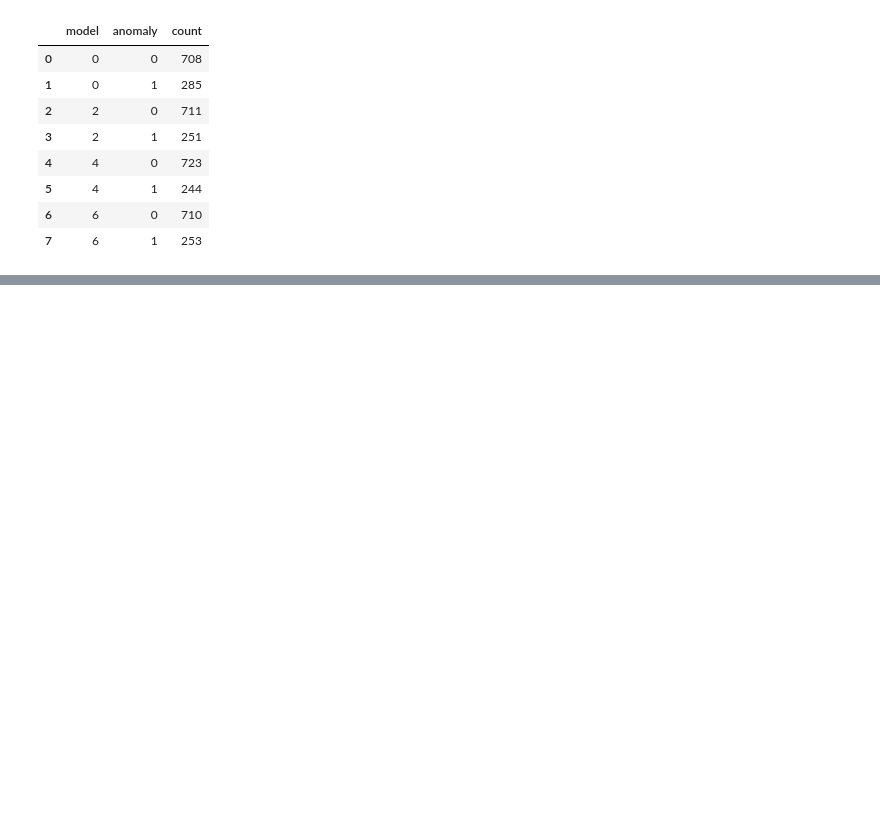
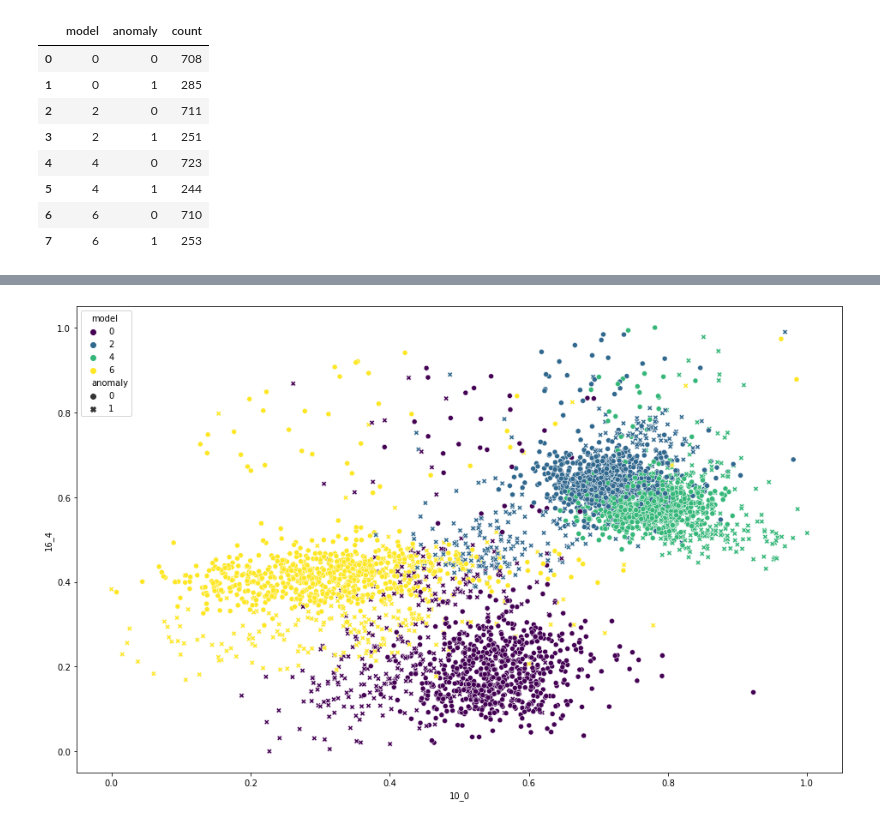
Before and after one commit to eceboran/AudioMalfunctionDetection, a Jupyter notebook: Code/Modeling/One-class SVM/unsupervised_fan.ipynb, the cells around one changed output, grey strips where cells are left out. Cells and saved outputs as stored; diff of their text form; code cells hidden in the pictures; blank space fills up the shorter version.

```diff
--- a/Code/Modeling/One-class SVM/unsupervised_fan.ipynb
+++ b/Code/Modeling/One-class SVM/unsupervised_fan.ipynb
@@ -140,8 +133,11 @@ array([  91.,  183.,  274.,  366.,  457.,  548.,  640.,  731.,  823.,
 # %%
-window = 0.5
+window = 2
 n_mels = 64
-overlap = 0.25
+overlap = 0.5
 
-X, y, ft_grid_names, params = get_melspec_features_from_files(data_dir, df_machine, window, overlap=overlap, n_mels=n_mels)
-print(X.shape)
-print(y.shape)
+X, y, Xy, ft_grid_names, params = get_melspec_features_from_files(data_dir, df_machine, window, overlap=overlap, n_mels=n_mels)
+# %%
+# Normalization
+minval = X.min()
+maxval = X.max()
+X = (X-minval)/(maxval-minval)
@@ -147,0 +164,22 @@ print(y.shape)
+# %%
+# visualise your clusters here (take a look at the pandas scatter_matrix or seaborn's pairplot method)
+plot_columns = {'x': '10_0',
+                'y': '16_4'}
+df_toplot = X.copy()
+df_toplot = df_toplot.join(y)
+df_toplot = df_toplot.join(df_machine.model)
+df_toplot = df_toplot.join(df_machine.anomaly)
+ind_x = list(df_toplot.columns.values).index(plot_columns['x'])
+ind_y = list(df_toplot.columns.values).index(plot_columns['y'])
+
+plt.figure(figsize=(16,10))
+s = sns.scatterplot(x=plot_columns['x'], y=plot_columns['y'], data=df_toplot,
+                    hue='model', style='anomaly',
+                   palette='viridis')
+#p = plt.scatter(cluster_centers[:,ind_x], cluster_centers[:,ind_y], s=250, marker='s', edgecolors='k',
+#            c=s._colors)
+#p = plt.scatter(df_toplot[plot_columns['x']], df_toplot[plot_columns['y']], s=250, marker='*', edgecolors='k',
+#            c=s._colors)
+plt.show()
+# %% [output]
+[figure, added]
```
Also changed, not shown: parts of 15 cells of this notebook, 2 other files.
